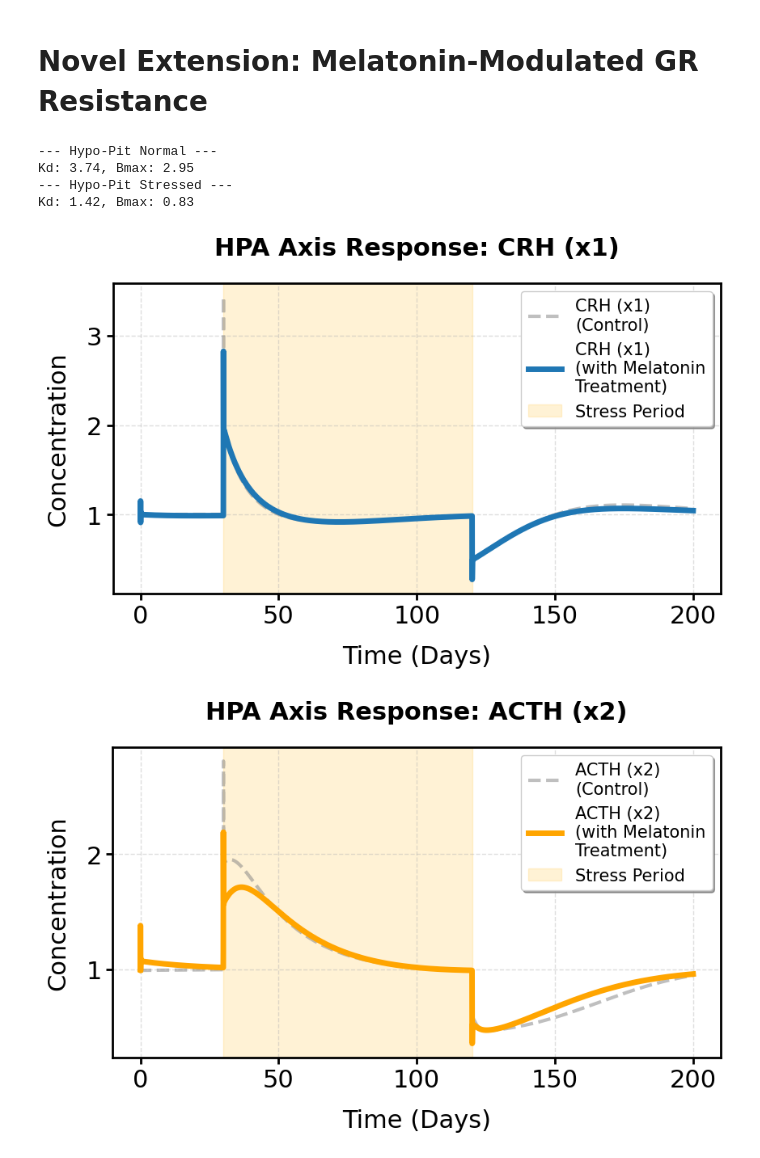
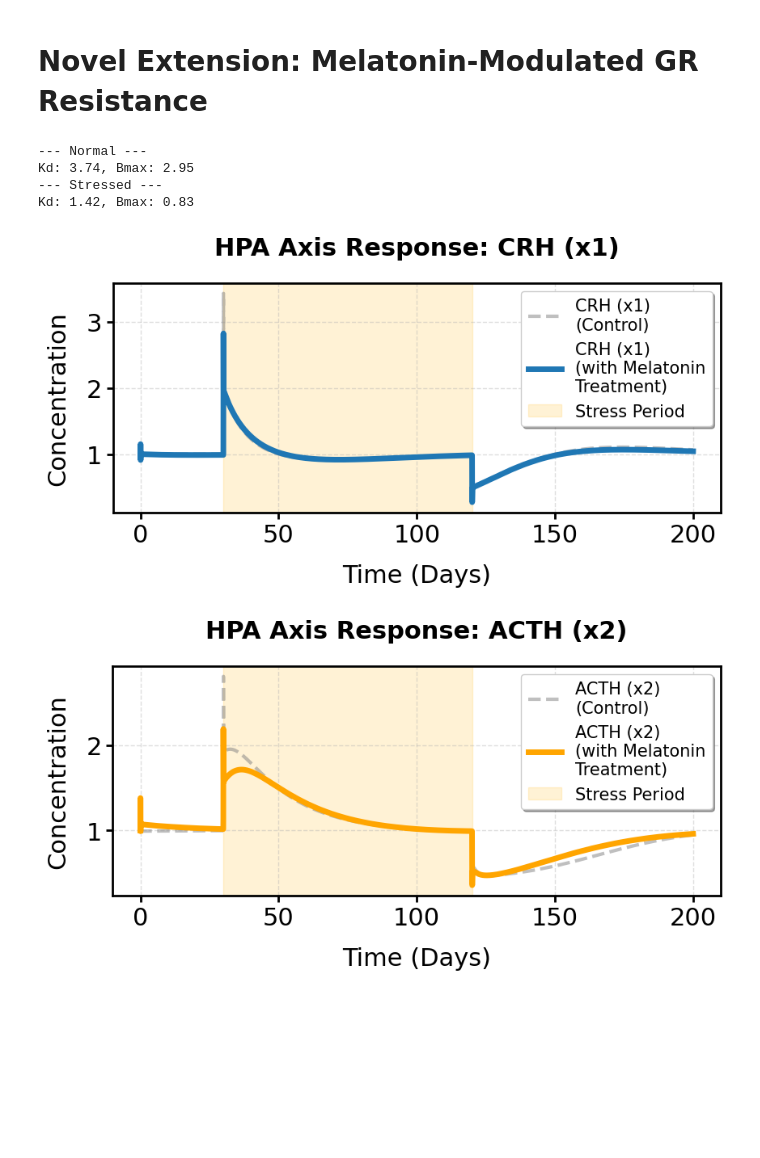
Before and after one commit to sandera0606/melatonin-HPA-dysregulation, a Jupyter notebook: final_project.ipynb, the cells around one changed output. Cells and saved outputs as stored; diff of their text form; code cells hidden in the pictures; blank space fills up the shorter version.

```diff
--- a/final_project.ipynb
+++ b/final_project.ipynb
@@ -122,8 +311,7 @@ Gland mass at steady state   | C: 0.9624 | A: 0.9146
 # %% [markdown]
 # Novel Extension: Melatonin-Modulated GR Resistance
 # %%
-# Novel Extension: Melatonin-Modulated GR Resistance
-# --- 1. NORMAL STATE (CONT + NaCl vs CONT + MEL) ---
+# --- normal state (control rats) ---
 # Format: [NaCl, MEL]
 kd_norm_hp = {
     "hypo": [9.8, 26.9],
@@ -134,7 +322,7 @@ bmax_norm_hp = {
     "pit": [8.2, 20.3]
 }
 
-# --- 2. CHRONIC STRESS STATE (CS + NaCl vs CS + MEL) ---
+# --- 2. rats in chronic stress state (CS treatment) ---
 kd_stress_hp = {
     "hypo": [13.7, 16.5],
     "pit": [2.5, 4.1]
@@ -156,11 +344,11 @@ avg_kd_stress_hp = get_hp_ratios(kd_stress_hp)
 avg_bmax_normal_hp = get_hp_ratios(bmax_norm_hp)
 avg_bmax_stress_hp = get_hp_ratios(bmax_stress_hp)
 
-print(f"--- Hypo-Pit Normal --- \nKd: {avg_kd_normal_hp:.2f}, Bmax: {avg_bmax_normal_hp:.2f}")
-print(f"--- Hypo-Pit Stressed --- \nKd: {avg_kd_stress_hp:.2f}, Bmax: {avg_bmax_stress_hp:.2f}")
+print(f"--- Normal --- \nKd: {avg_kd_normal_hp:.2f}, Bmax: {avg_bmax_normal_hp:.2f}")
+print(f"--- Stressed --- \nKd: {avg_kd_stress_hp:.2f}, Bmax: {avg_bmax_stress_hp:.2f}")
 # %% [output]
---- Hypo-Pit Normal ---
+--- Normal ---
 Kd: 3.74, Bmax: 2.95
---- Hypo-Pit Stressed ---
+--- Stressed ---
 Kd: 1.42, Bmax: 0.83
 # %%
@@ -170,11 +360,7 @@ MEL_active = True
 # %%
 
 def sigmoid_modifier(x3, val_low, val_high, threshold, k=10):
-    """
-    Smoothly transitions between two values based on x3.
-    k: Steepness of the transition (higher = more like an if/else switch)
-    threshold: The x3 value where the transition is 50% complete
-    """
+    # for a smooth transition
     return val_low + (val_high - val_low) / (1 + np.exp(-k * (x3 - threshold)))
 
 def pGR_melatonin(x3, t, mel_on=True):
@@ -244,54 +432,54 @@ sol_control = odeint(hpa_model_mel, y0, t_eval, args=(False,))
 sol_mel = odeint(hpa_model_mel, y0, t_eval, args=(True,))
 # %%
-# High-visibility settings for poster printing
+# custom visuals (big text, thick lines) for poster
 plt.rcParams.update({
     'font.size': 22,
     'axes.titlesize': 22,
     'axes.labelsize': 22,
     'legend.fontsize': 15,
-    'axes.linewidth': 2  # Thicker plot border
+    'axes.linewidth': 2
 })
 
 labels = ['CRH (x1)', 'ACTH (x2)', 'Cortisol (x3)', 'Corticotroph Mass (C)', 'Adrenal Mass (A)']
-colors = ['tab:blue', 'orange', '#F96A17', 'red', '#FF954A']
+colors = ['tab:blue', 'orange', '#F96A17', 'red', '#FF954A'] # theme colours
+# only interested in cortisol and adrenal mass, but plot others to validate
 
 for i in range(5):
-    # Large, wide figure for poster layout
-    plt.figure(figsize=(9, 6))
+    plt.figure(figsize=(9, 5))
 
-    # Plot Control (Increased linewidth and alpha for visibility)
+    # Plot Control
     plt.plot(t_eval/1440, sol_control[:, i],
              label=f'{labels[i]}\n(Control)',
              color='gray', linestyle='--', alpha=0.5, linewidth=3)
 
-    # Plot Melatonin (Very thick line for the main result)
+    # Plot Melatonin
     plt.plot(t_eval/1440, sol_mel[:, i],
              label=f'{labels[i]}\n(with Melatonin\nTreatment)',
              color=colors[i], linewidth=5)
 
     # Shade the stress period (Slightly darker for print contrast)
     plt.axvspan(D_stress, D_stop, color="#FFC12F", alpha=0.2, label='Stress Period')
 
     # Formatting
     plt.title(f"HPA Axis Response: {labels[i]}", pad=25, fontweight='bold')
     y_label = "Concentration"
     if "Mass" in labels[i]:
         y_label = "Mass"
 
     plt.ylabel(y_label, labelpad=15)
     plt.xlabel("Time (Days)", labelpad=15)
 
-    # Force whole numbers on Y-axis
+    # Force whole numbers on Y-axis (when possible)
     plt.gca().yaxis.set_major_locator(MaxNLocator(integer=True))
 
     # Make the tick marks thicker
     plt.gca().tick_params(width=2, length=6)
 
     plt.legend(loc='upper right', frameon=True, shadow=True)
     plt.grid(alpha=0.4, linestyle='--', linewidth=1)
 
     plt.tight_layout()
     plt.show()
 # %% [output]
-[figure, old version]
+[figure, new version]
-[figure, old version]
+[figure, new version]
```
Also changed, not shown: parts of 11 cells of this notebook.
